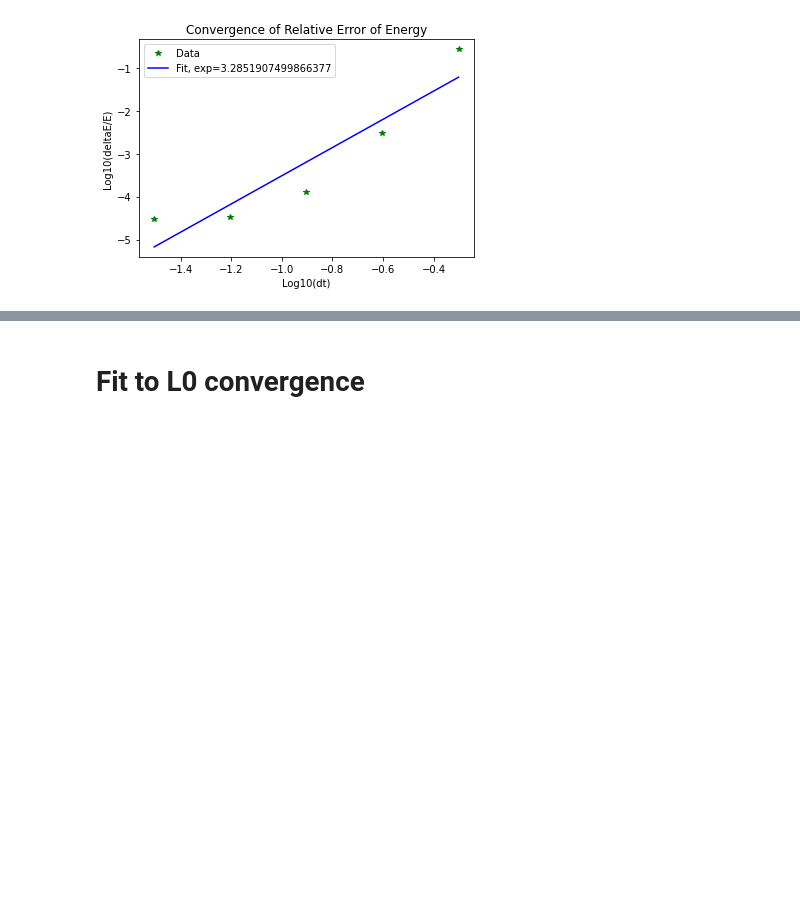
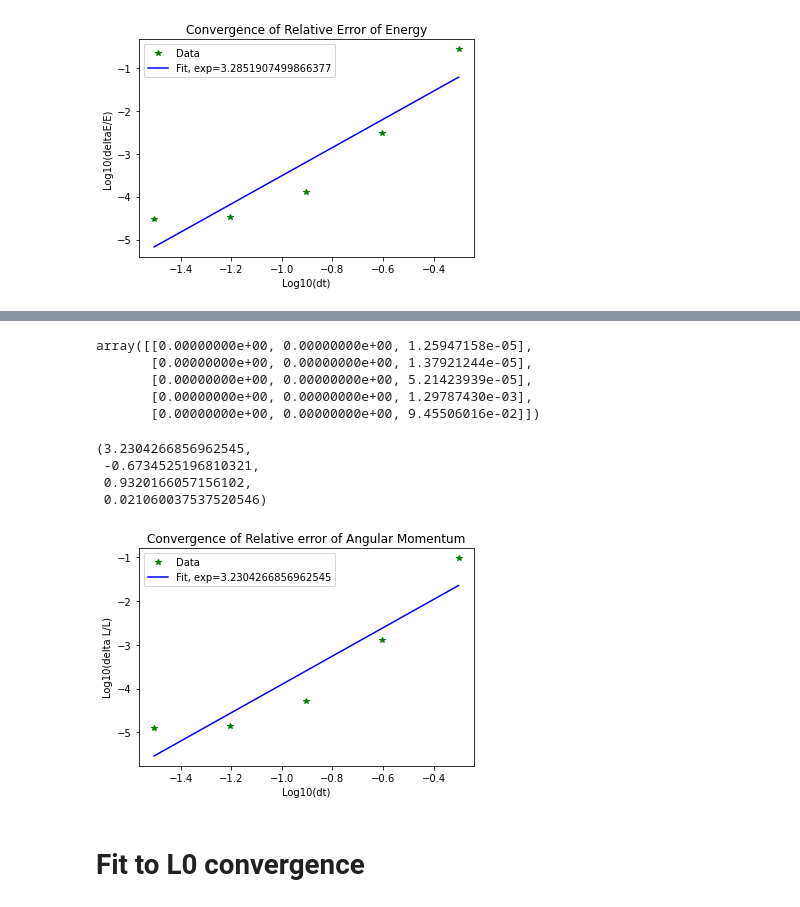
Before and after one commit to sdorsher/ThreeBodyOrbits, a Jupyter notebook: TwoStarsOnePlanet_convergenceTest.ipynb, the cells around one changed output, grey strips where cells are left out. Drawn from its saved outputs; the diff is of its cells as text; code cells hidden in the pictures; blank space fills up the shorter version.

Commit message:
deltaL/L converges with time with a slope of 3.2304, which is not 4 but is close

```diff
--- a/TwoStarsOnePlanet_convergenceTest.ipynb
+++ b/TwoStarsOnePlanet_convergenceTest.ipynb
@@ -439,3 +460,35 @@ plt.show()
+# %%
+npdeltaL=np.array(deltaLarr)
+# %%
+npdeltaL
+# %% [output]
+array([[0.00000000e+00, 0.00000000e+00, 1.25947158e-05],
+       [0.00000000e+00, 0.00000000e+00, 1.37921244e-05],
+       [0.00000000e+00, 0.00000000e+00, 5.21423939e-05],
+       [0.00000000e+00, 0.00000000e+00, 1.29787430e-03],
+       [0.00000000e+00, 0.00000000e+00, 9.45506016e-02]])
+# %%
+dL=npdeltaL[:,2]
+# %%
+slope4, intercept4, rval4, pval4, stderr=stats.linregress(np.log10(dtarr),np.log10(np.abs(dL)))
+# %%
+slope4, intercept4, rval4, pval4
+# %% [output]
+(3.2304266856962545,
+ -0.6734525196810321,
+ 0.9320166057156102,
+ 0.021060037537520546)
+# %%
+import matplotlib.pyplot as plt
+plt.xlabel('Log10(dt)')
+plt.ylabel('Log10(delta L/L)')
+plt.title('Convergence of Relative error of Angular Momentum')
+ax1,=plt.plot(np.log10(dtarr),np.log10(dL),'g*', label="Data")
+ax2,=plt.plot(np.log10(dtarr),slope4*np.log10(dtarr)+intercept4,'b',label="Fit, exp="+str(slope4))
+plt.legend([ax1,ax2],['Data','Fit, exp='+str(slope4)])
+plt.show()
+# %% [output]
+[figure, added]
 # %% [markdown]
 # Fit to L0 convergence
 # %%
```
Also changed, not shown: parts of 8 cells of this notebook.
